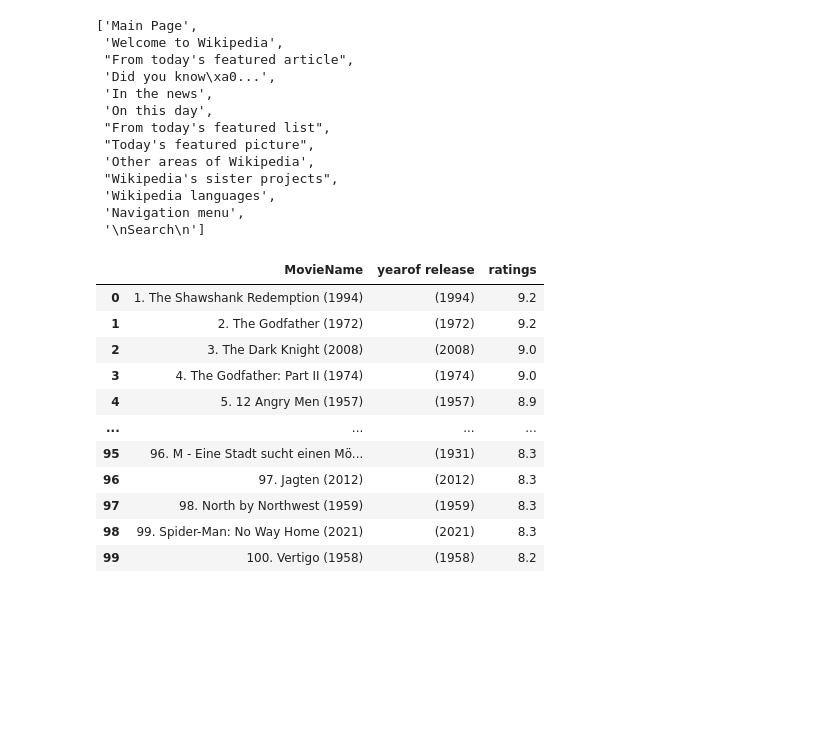
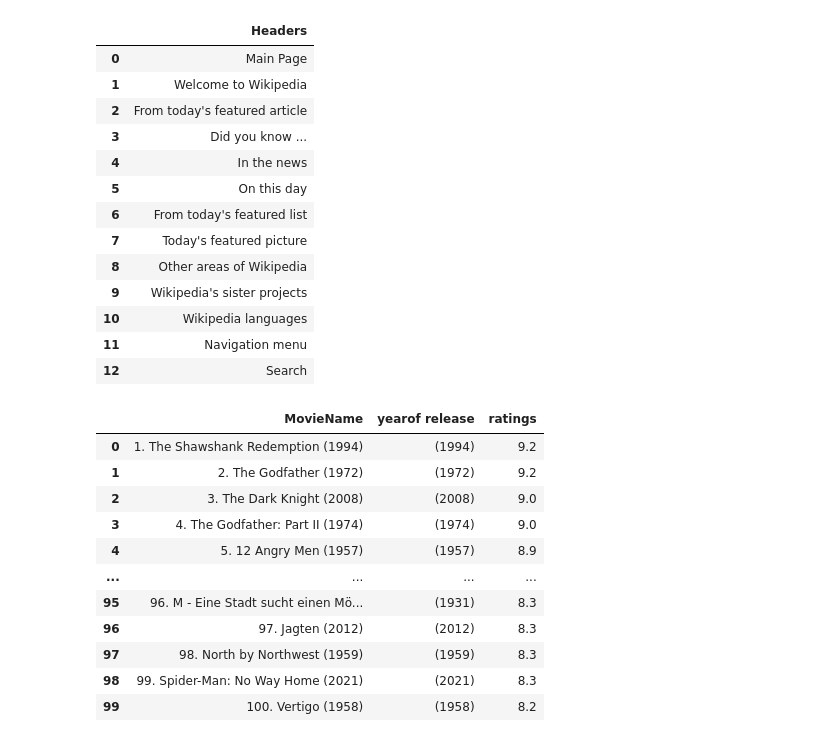
Before and after one commit to rebbasujanitha/internship, a Jupyter notebook: WEB SCRAPING ASSIGNMENT-----1.ipynb, the cells around one changed output. Cells and saved outputs as stored; diff of their text form; code cells hidden in the pictures; blank space fills up the shorter version.

```diff
--- a/WEB SCRAPING ASSIGNMENT-----1.ipynb
+++ b/WEB SCRAPING ASSIGNMENT-----1.ipynb
@@ -11,23 +11,26 @@ soup=BeautifulSoup(page.content)
 # %%
 titles=[]
 for i in soup.find_all(['h1','h2','h3','h4','h5','h6']):
-    titles.append(i.text)
-    i.text.replace('\n','')
-titles
+    titles.append(i.text.replace('\n',''))
-# %% [output]
-['Main Page',
- 'Welcome to Wikipedia',
- "From today's featured article",
- 'Did you know\xa0...',
- 'In the news',
- 'On this day',
- "From today's featured list",
- "Today's featured picture",
- 'Other areas of Wikipedia',
- "Wikipedia's sister projects",
- 'Wikipedia languages',
- 'Navigation menu',
- '\nSearch\n']
+# %%
+import pandas as pd
+df=pd.DataFrame({"Headers":titles})
+df
+# %% [output]
+|  | Headers |
+| 0 | Main Page |
+| 1 | Welcome to Wikipedia |
+| 2 | From today's featured article |
+| 3 | Did you know ... |
+| 4 | In the news |
+| 5 | On this day |
+| 6 | From today's featured list |
+| 7 | Today's featured picture |
+| 8 | Other areas of Wikipedia |
+| 9 | Wikipedia's sister projects |
+| 10 | Wikipedia languages |
+| 11 | Navigation menu |
+| 12 | Search |
 # %%
 # 2) Write a python program to display IMDB’s Top rated 100 movies’ data (i.e. name, rating, year of release)and make data frame.
 # %%
```
